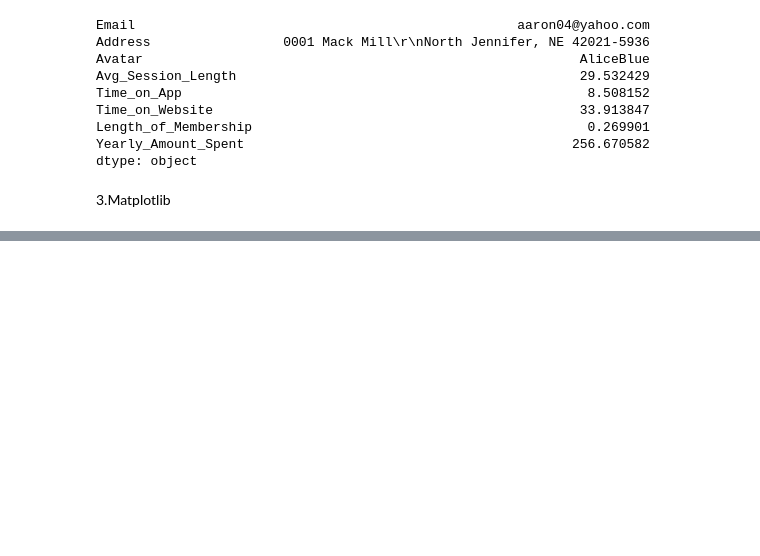
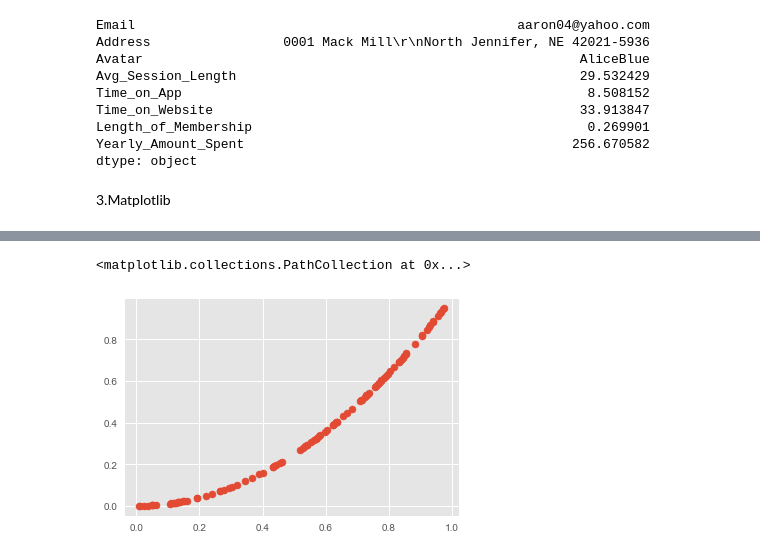
Before and after one commit to mandmit/ml2021, a Jupyter notebook: Labs/Lab1/lab1_Manilo.ipynb, the cells around one changed output, grey strips where cells are left out. Cells and saved outputs as stored; diff of their text form; code cells hidden in the pictures; blank space fills up the shorter version.

```diff
--- a/Labs/Lab1/lab1_Manilo.ipynb
+++ b/Labs/Lab1/lab1_Manilo.ipynb
@@ -244,0 +258,7 @@ fig = plt.subplots()
+# %%
+x_data = np.random.random(100)
+y_data = x_data**2
+plt.scatter(x_data,y_data)
+# %% [output]
+<matplotlib.collections.PathCollection at 0x...>
+[figure, added]
```
Also changed, not shown: parts of 6 cells of this notebook, 1 other file.
